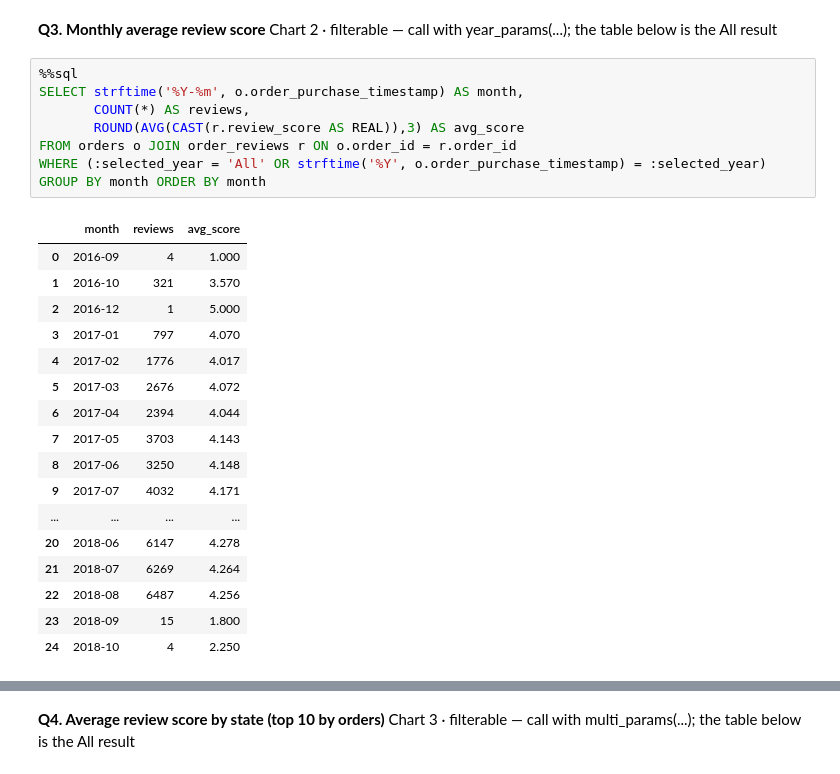
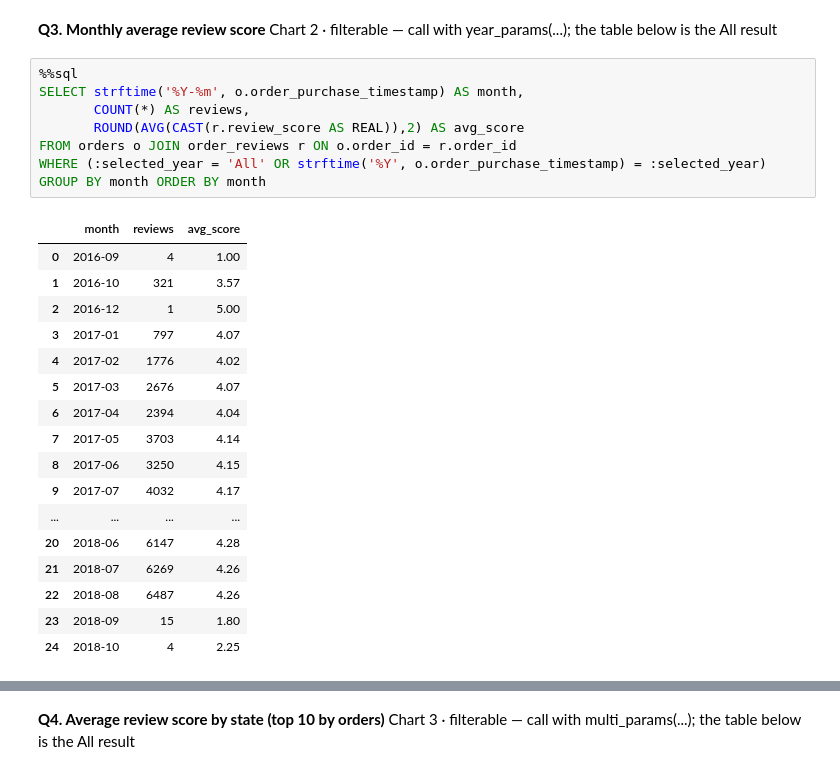
Before and after one commit to Bertrand94/Pora-customer-satisfaction-dashboard, a Jupyter notebook: Data_cleaning.ipynb, the cells around one changed output, grey strips where cells are left out. Cells and saved outputs as stored; diff of their text form.

```diff
--- a/Data_cleaning.ipynb
+++ b/Data_cleaning.ipynb
@@ -283,26 +413,26 @@ Chart 2 · filterable — call with year_params(...); the table below is the All
 # %%
 %%sql
 SELECT strftime('%Y-%m', o.order_purchase_timestamp) AS month,
        COUNT(*) AS reviews,
-       ROUND(AVG(CAST(r.review_score AS REAL)),3) AS avg_score
+       ROUND(AVG(CAST(r.review_score AS REAL)),2) AS avg_score
 FROM orders o JOIN order_reviews r ON o.order_id = r.order_id
 WHERE (:selected_year = 'All' OR strftime('%Y', o.order_purchase_timestamp) = :selected_year)
 GROUP BY month ORDER BY month
 # %% [output]
 |  | month | reviews | avg_score |
-| 0 | 2016-09 | 4 | 1.000 |
-| 1 | 2016-10 | 321 | 3.570 |
-| 2 | 2016-12 | 1 | 5.000 |
-| 3 | 2017-01 | 797 | 4.070 |
-| 4 | 2017-02 | 1776 | 4.017 |
-| 5 | 2017-03 | 2676 | 4.072 |
-| 6 | 2017-04 | 2394 | 4.044 |
-| 7 | 2017-05 | 3703 | 4.143 |
-| 8 | 2017-06 | 3250 | 4.148 |
-| 9 | 2017-07 | 4032 | 4.171 |
+| 0 | 2016-09 | 4 | 1.00 |
+| 1 | 2016-10 | 321 | 3.57 |
+| 2 | 2016-12 | 1 | 5.00 |
+| 3 | 2017-01 | 797 | 4.07 |
+| 4 | 2017-02 | 1776 | 4.02 |
+| 5 | 2017-03 | 2676 | 4.07 |
+| 6 | 2017-04 | 2394 | 4.04 |
+| 7 | 2017-05 | 3703 | 4.14 |
+| 8 | 2017-06 | 3250 | 4.15 |
+| 9 | 2017-07 | 4032 | 4.17 |
 | ... | ... | ... | ... |
-| 20 | 2018-06 | 6147 | 4.278 |
-| 21 | 2018-07 | 6269 | 4.264 |
-| 22 | 2018-08 | 6487 | 4.256 |
-| 23 | 2018-09 | 15 | 1.800 |
-| 24 | 2018-10 | 4 | 2.250 |
+| 20 | 2018-06 | 6147 | 4.28 |
+| 21 | 2018-07 | 6269 | 4.26 |
+| 22 | 2018-08 | 6487 | 4.26 |
+| 23 | 2018-09 | 15 | 1.80 |
+| 24 | 2018-10 | 4 | 2.25 |
```
Also changed, not shown: parts of 16 cells of this notebook, 2 other files.
